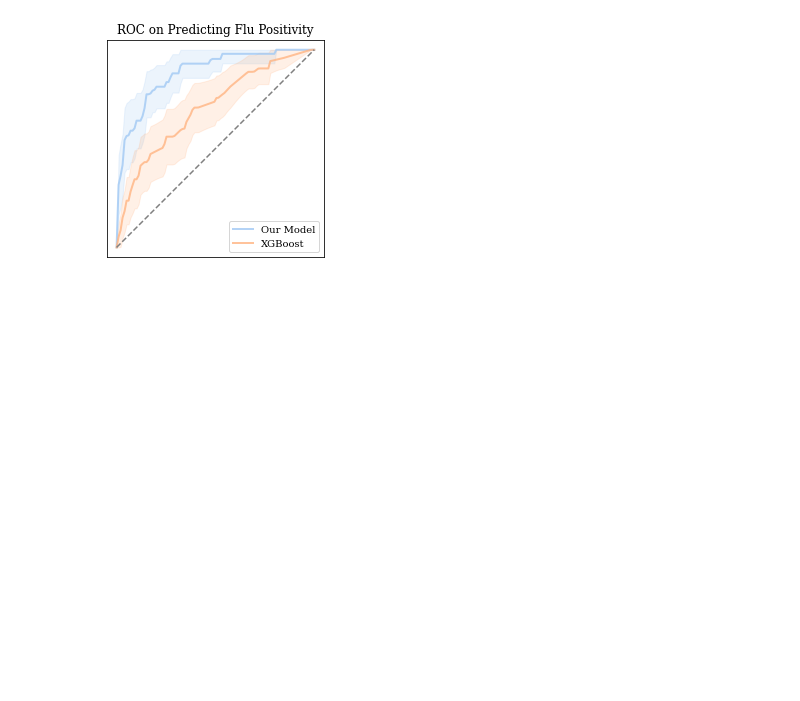
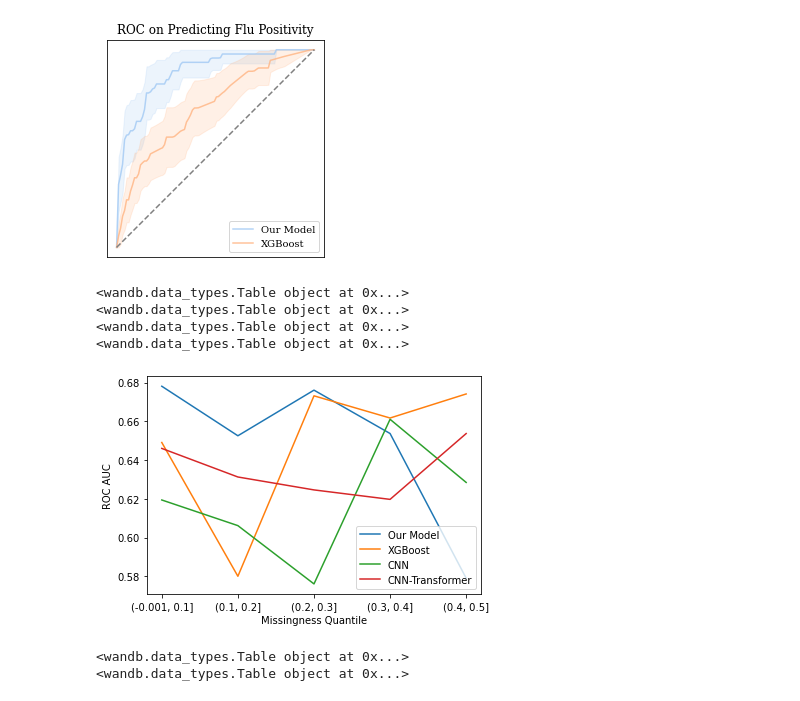
Before and after one commit to behavioral-data/Homekit2020, a Jupyter notebook: notebooks/mam/kdd2022-viz/curve-plots.ipynb, the cells around one changed output. Drawn from its saved outputs; the diff is of its cells as text; code cells hidden in the pictures; blank space fills up the shorter version.

Commit message:
Last minute, maybe buggy, analysis

```diff
--- a/notebooks/mam/kdd2022-viz/curve-plots.ipynb
+++ b/notebooks/mam/kdd2022-viz/curve-plots.ipynb
@@ -227,0 +249,69 @@ FLU_RUNS_ALL = {
+# %%
+
+%load_ext autoreload
+%autoreload 2
+import pandas as pd
+import seaborn as sns
+from matplotlib import pyplot as plt
+import matplotlib as mpl
+from src.utils import get_wandb_summaries
+import numpy as np
+from src.utils import download_table
+from src.data.utils import get_dask_df
+from sklearn.metrics import roc_auc_score, roc_curve, auc, precision_recall_curve
+import itertools
+
+FLU_SYMPT_RUNS = {
+    "Our Model":"289402rh",
+    "XGBoost":"1x254xwv",
+    "CNN":"1apcb94k",
+    "CNN-Transformer":"2911eip8"
+}
+# %%
+## Compute ammount of missing data per day:
+all_activity = get_dask_df("processed_fitbit_minute_level_activity").compute()
+missing_counts = all_activity.groupby(["participant_id","date"])["missing_heartrate"].sum()
+# %%
+missing_counts = missing_counts.reset_index()
+missing_counts["date"] = missing_counts["date"].dt.date
+# %%
+flu_sympt_predictions = {}
+for k,v in FLU_SYMPT_RUNS.items():
+    df = download_table(v,"test_predictions")
+    df["date"] = pd.to_datetime(df["date"]).dt.date
+    flu_sympt_predictions[k] = df.merge(missing_counts,how="inner",on=["participant_id","date"])
+# %% [output]
+<wandb.data_types.Table object at 0x...>
+<wandb.data_types.Table object at 0x...>
+<wandb.data_types.Table object at 0x...>
+<wandb.data_types.Table object at 0x...>
+# %%
+bins = np.linspace(0,0.5,6)
+for k,df in flu_sympt_predictions.items():
+    df["missing_perc"] = df["missing_heartrate"] / (24*60)
+    df["bin"] =  pd.cut(df["missing_perc"], bins=bins, include_lowest=True).cat.remove_unused_categories()
+
+    rocs = df.groupby("bin").apply(lambda x: safe_roc(x["label"],x["pred"]))
+    plt.plot(rocs.index.astype(str), rocs,label=k)
+    plt.legend()
+    plt.xlabel("Missingness Quantile")
+    plt.ylabel("ROC AUC")
+# %% [output]
+[figure, added]
+# %%
+FLU_RUNS = {
+    "XGBoost":"7r8nxjo5",
+    "Our Model":"z0nbehr0",
+}
+flu_pos = {}
+for k,v in FLU_RUNS.items():
+    if v == "z0nbehr0":
+        version = "v0"
+    else:
+        version="latest"
+    df =  download_table(v,"test_predictions",v=version)
+    df["date"] = pd.to_datetime(df["date"]).dt.date
+    flu_pos[k] = df.merge(missing_counts,how="inner",on=["participant_id","date"])
+# %% [output]
+<wandb.data_types.Table object at 0x...>
+<wandb.data_types.Table object at 0x...>
```
Also changed, not shown: parts of 14 cells of this notebook, 3 other files.
